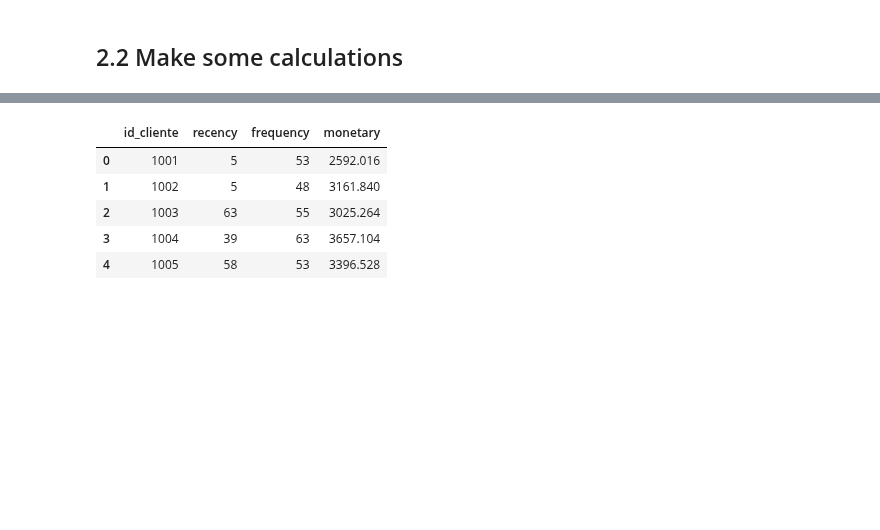
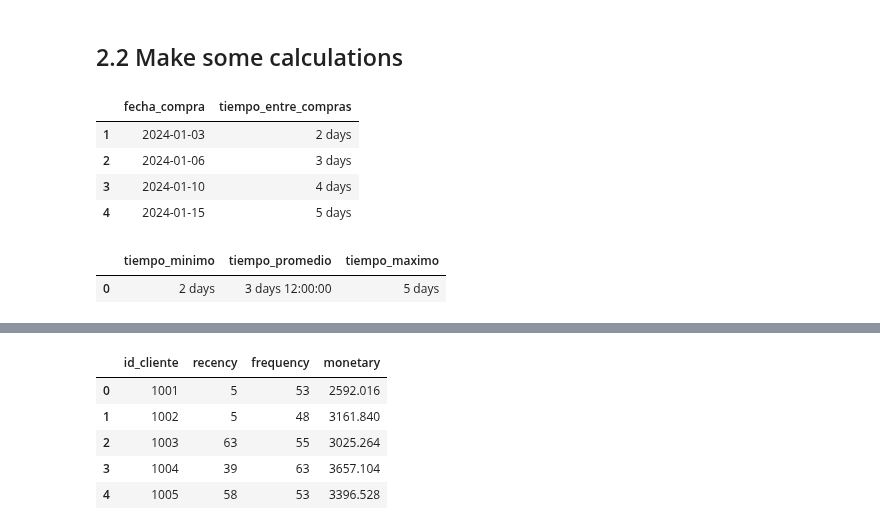
Before and after one commit to oecorrechag/Project-Australia, a Jupyter notebook: notebooks/2.0_join_data.ipynb, the cells around one changed output, grey strips where cells are left out. Cells and saved outputs as stored; diff of their text form; code cells hidden in the pictures; blank space fills up the shorter version.

```diff
--- a/notebooks/2.0_join_data.ipynb
+++ b/notebooks/2.0_join_data.ipynb
@@ -81,3 +81,37 @@ df.head()
 | 4 | 2991 | 2022-04-03 | 1048 | 2521ro | 1 | 1 | 1 | 5.0 | Capri | ... |
 # %% [markdown]
 ## 2.2 Make some calculations
+# %%
+datos_compras = {
+    'fecha_compra': ['2024-01-01', '2024-01-03', '2024-01-06', '2024-01-10', '2024-01-15'],
+    # Otras columnas de datos de compras...
+}
+
+df_compras = pd.DataFrame(datos_compras)
+df_compras.sort_values(by='fecha_compra', inplace=True)
+df_compras['fecha_compra'] = pd.to_datetime(df_compras['fecha_compra'])
+df_compras['tiempo_entre_compras'] = df_compras['fecha_compra'].diff()
+df_compras = df_compras.drop(index=0)
+df_compras
+# %% [output]
+|  | fecha_compra | tiempo_entre_compras |
+| 1 | 2024-01-03 | 2 days |
+| 2 | 2024-01-06 | 3 days |
+| 3 | 2024-01-10 | 4 days |
+| 4 | 2024-01-15 | 5 days |
+# %%
+tiempo_minimo = df_compras['tiempo_entre_compras'].min()
+tiempo_promedio = df_compras['tiempo_entre_compras'].mean()
+tiempo_maximo = df_compras['tiempo_entre_compras'].max()
+
+# Crear un nuevo DataFrame con los resultados
+df_resultado = pd.DataFrame({
+'tiempo_minimo': [tiempo_minimo],
+'tiempo_promedio': [tiempo_promedio],
+'tiempo_maximo': [tiempo_maximo]
+})
+
+df_resultado
+# %% [output]
+|  | tiempo_minimo | tiempo_promedio | tiempo_maximo |
+| 0 | 2 days | 3 days 12:00:00 | 5 days |
```
Also changed, not shown: parts of 7 cells of this notebook, 4 other files.
